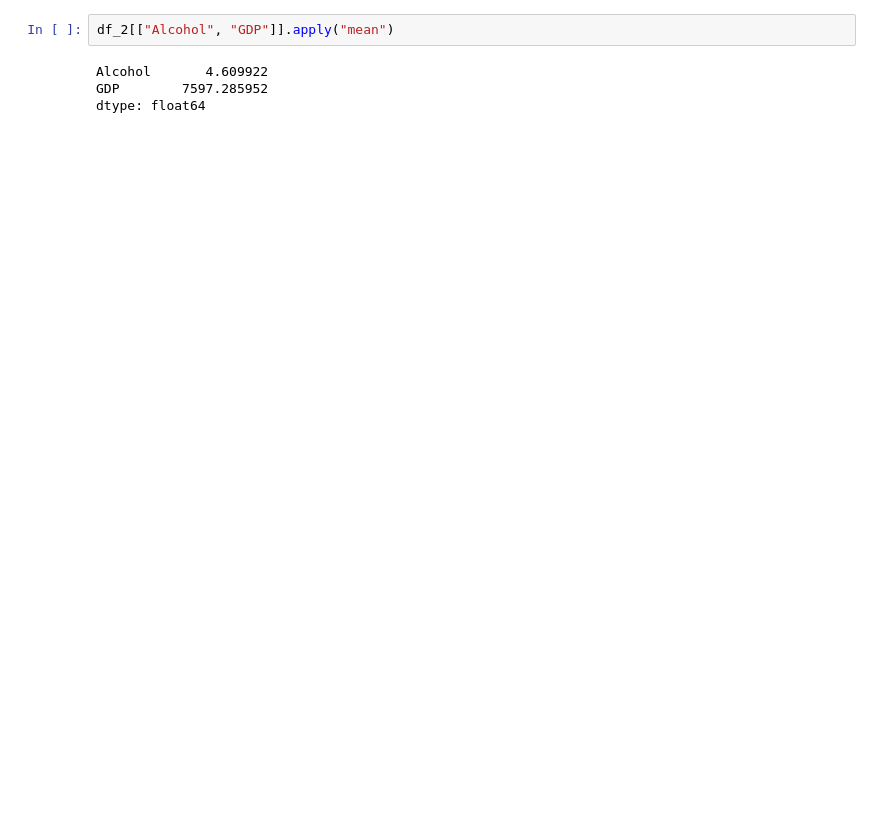
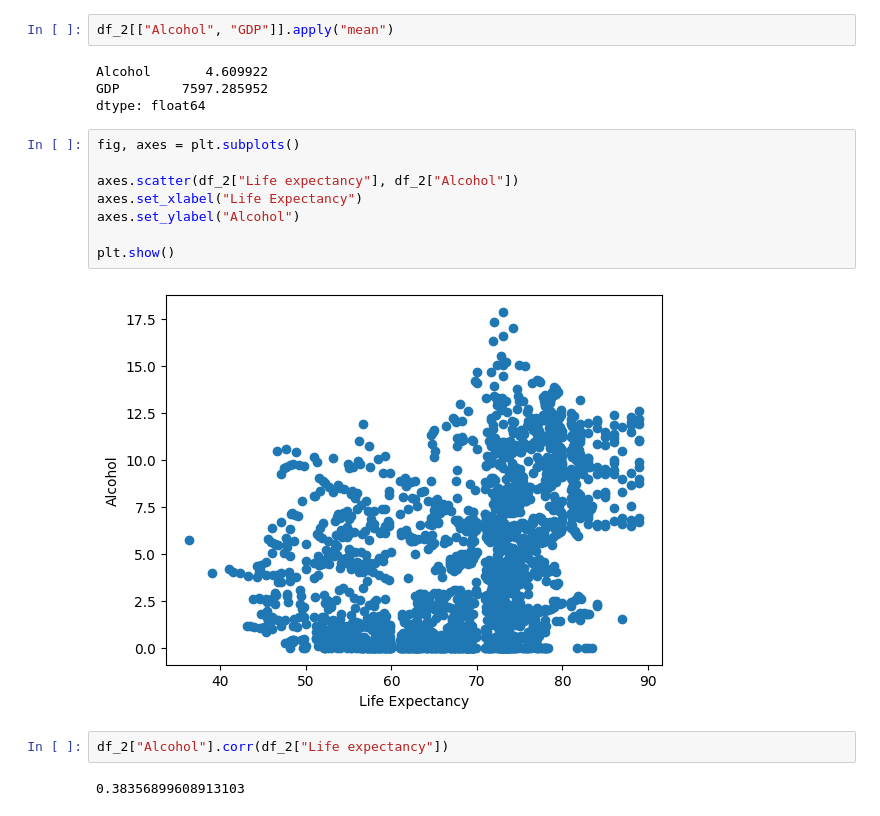
Before and after one commit to Manish-Kumar-9782/Tutorials-, a Jupyter notebook: Python DataScience/Aug 2023/Life Expectancy.ipynb, the cells around one changed output. Drawn from its saved outputs; the diff is of its cells as text; blank space fills up the shorter version.

```diff
--- a/Python DataScience/Aug 2023/Life Expectancy.ipynb
+++ b/Python DataScience/Aug 2023/Life Expectancy.ipynb
@@ -85,3 +85,17 @@ df_2[["Alcohol", "GDP"]].apply("mean")
 Alcohol       4.609922
 GDP        7597.285952
 dtype: float64
+# %%
+fig, axes = plt.subplots()
+
+axes.scatter(df_2["Life expectancy"], df_2["Alcohol"])
+axes.set_xlabel("Life Expectancy")
+axes.set_ylabel("Alcohol")
+
+plt.show()
+# %% [output]
+[figure, added]
+# %%
+df_2["Alcohol"].corr(df_2["Life expectancy"])
+# %% [output]
+0.38356899608913103
```
Also changed, not shown: parts of 15 cells of this notebook.
